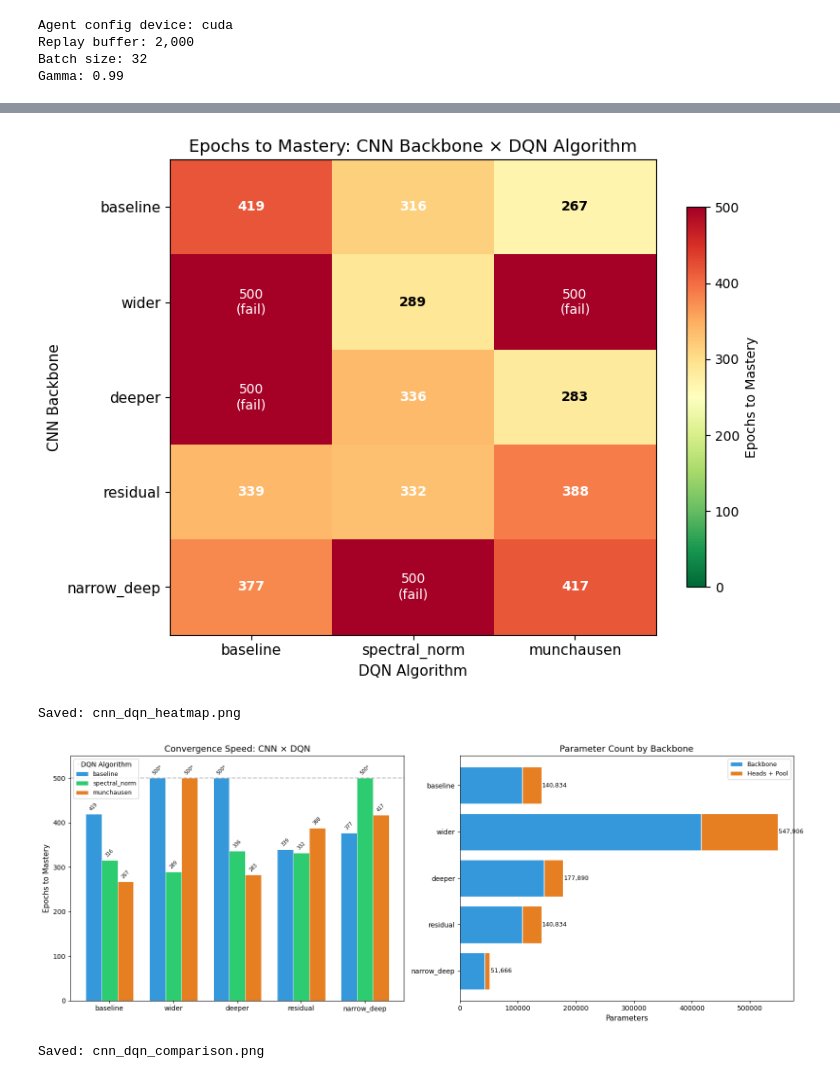
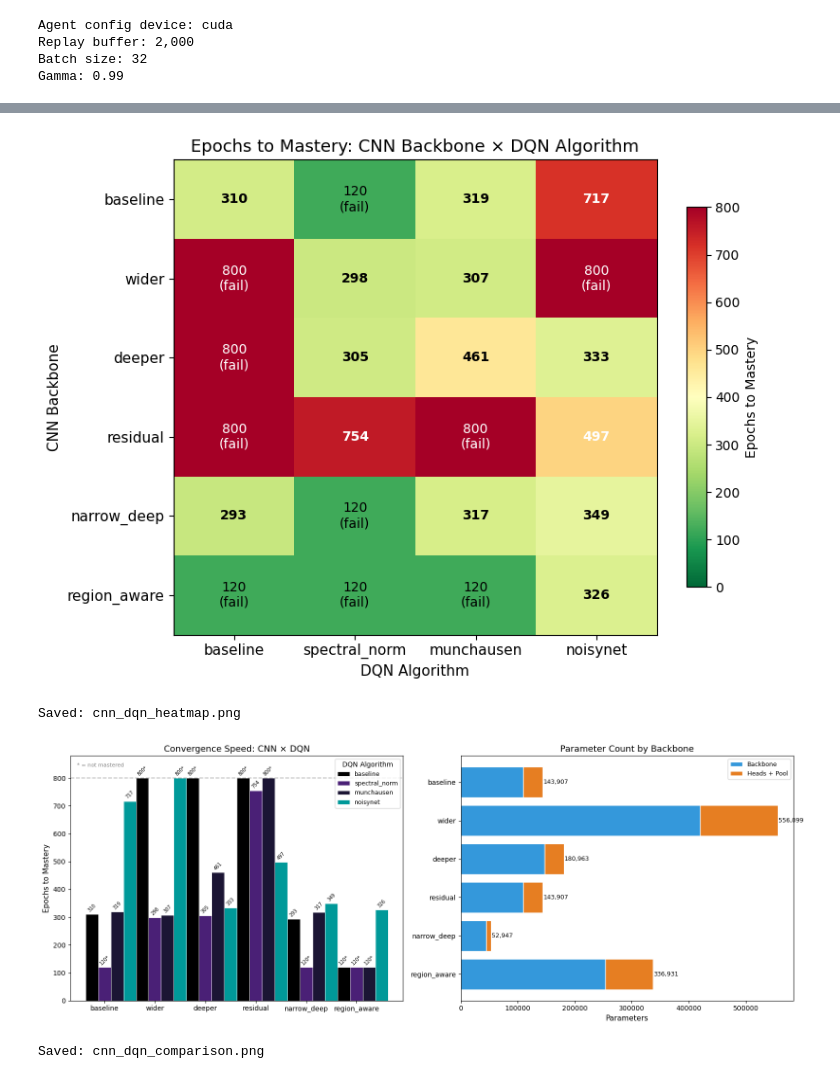
Before and after one commit to Ace-Of-Snakes/CT-DRL-MA, a Jupyter notebook: notebooks/cnn_comparison.ipynb, the cells around one changed output, grey strips where cells are left out. Cells and saved outputs as stored; diff of their text form; code cells hidden in the pictures.

```diff
--- a/notebooks/cnn_comparison.ipynb
+++ b/notebooks/cnn_comparison.ipynb
@@ -66,7 +70,7 @@ print("Factory: create_agent(dqn, cfg, backbone_variant=cnn)")
 # ── Configuration ──────────────────────────────────────────────────────
 
 SEED = 42
-MAX_EPOCHS = 500          # max tutorial epochs per variant
+MAX_EPOCHS = 800          # max tutorial epochs per variant
 MASTERY_THRESHOLD = 0.9   # 90% pass rate over sliding window
 WINDOW_SIZE = 20
 MIN_EPOCHS = 10
@@ -77,8 +81,8 @@ EARLY_STOP_TIER = 2       # must have mastered tier 2 ("Full chains")
 EARLY_STOP_EPOCH = 120    # by epoch 120
 
 # Full cross-product grid
-CNN_BACKBONES = ["baseline", "wider", "deeper", "residual", "narrow_deep"]
-DQN_ALGORITHMS = ["baseline", "spectral_norm", "munchausen"]
+CNN_BACKBONES = ["baseline", "wider", "deeper", "residual", "narrow_deep", "region_aware"]
+DQN_ALGORITHMS = ["baseline", "spectral_norm", "munchausen", "noisynet"]
 
 # Build run list: (cnn_name, dqn_name) pairs
 RUN_LIST = [(cnn, dqn) for cnn in CNN_BACKBONES for dqn in DQN_ALGORITHMS]
@@ -326,7 +435,7 @@ plt.savefig("cnn_dqn_heatmap.png", dpi=150, bbox_inches="tight")
 plt.show()
 print("Saved: cnn_dqn_heatmap.png")
 # %% [output]
-[figure, old version]
+[figure, new version]
 Saved: cnn_dqn_heatmap.png
 # %%
 # ── Grouped bar chart: epochs by CNN backbone, grouped by DQN ────────
@@ -336,7 +445,7 @@ fig, (ax1, ax2) = plt.subplots(1, 2, figsize=(16, 6))
 # Left: grouped bar chart
 x = np.arange(len(CNN_BACKBONES))
 width = 0.25
-dqn_colors = {"baseline": "#3498db", "spectral_norm": "#2ecc71", "munchausen": "#e67e22"}
+dqn_colors = {"baseline": "#000000", "spectral_norm": "#4a2076", "munchausen": "#1b1534", "noisynet": "#009999"}
 
 for k, dqn in enumerate(DQN_ALGORITHMS):
     epochs_list = []
@@ -377,34 +486,34 @@ for cnn in CNN_BACKBONES:
         param_data.append({
             "CNN": cnn,
             "Backbone": results[key]["backbone_params"],
             "Heads+Pool": results[key]["n_params"] - results[key]["backbone_params"],
         })
 
 if param_data:
     cnn_names = [d["CNN"] for d in param_data]
     backbone_p = [d["Backbone"] for d in param_data]
     head_p = [d["Heads+Pool"] for d in param_data]
 
     y_pos = np.arange(len(cnn_names))
     ax2.barh(y_pos, backbone_p, label="Backbone", color="#3498db", edgecolor="white")
     ax2.barh(y_pos, head_p, left=backbone_p, label="Heads + Pool", color="#e67e22", edgecolor="white")
 
     for i, (b, h) in enumerate(zip(backbone_p, head_p)):
         ax2.text(b + h + 1000, i, f"{b + h:,}", va="center", fontsize=9)
 
     ax2.set_yticks(y_pos)
     ax2.set_yticklabels(cnn_names, fontsize=10)
     ax2.set_xlabel("Parameters", fontsize=11)
     ax2.set_title("Parameter Count by Backbone", fontsize=13)
     ax2.legend(fontsize=9)
     ax2.invert_yaxis()
 
 plt.tight_layout()
 plt.savefig("cnn_dqn_comparison.png", dpi=150, bbox_inches="tight")
 plt.show()
 print("Saved: cnn_dqn_comparison.png")
 # %% [output]
-[figure, old version]
+[figure, new version]
 Saved: cnn_dqn_comparison.png
 # %%
 # ── Accuracy comparison: heatmap + per-scenario breakdown ─────────────
```
Also changed, not shown: parts of 7 cells of this notebook, 20 other files.
